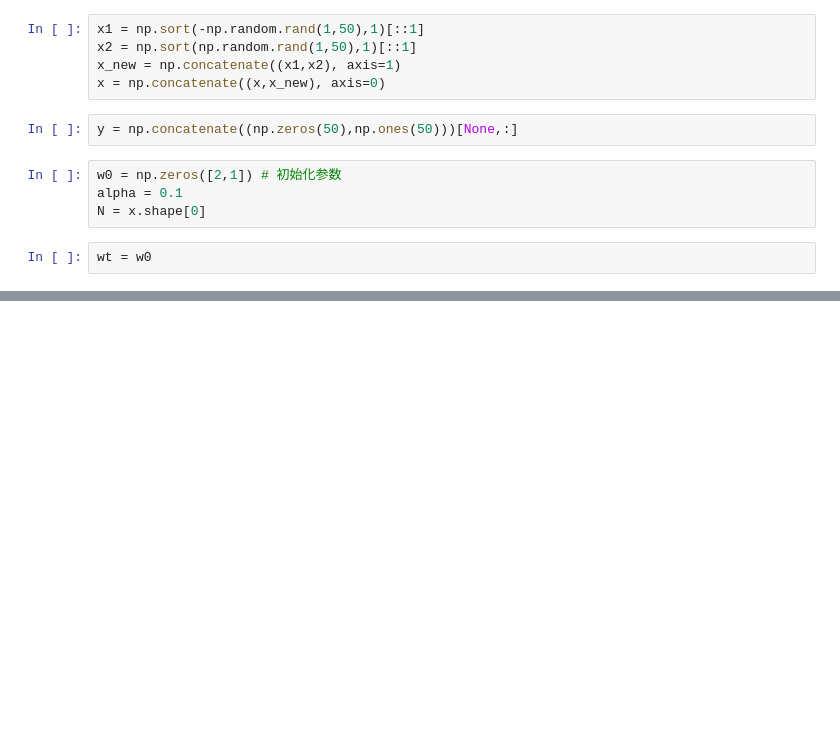
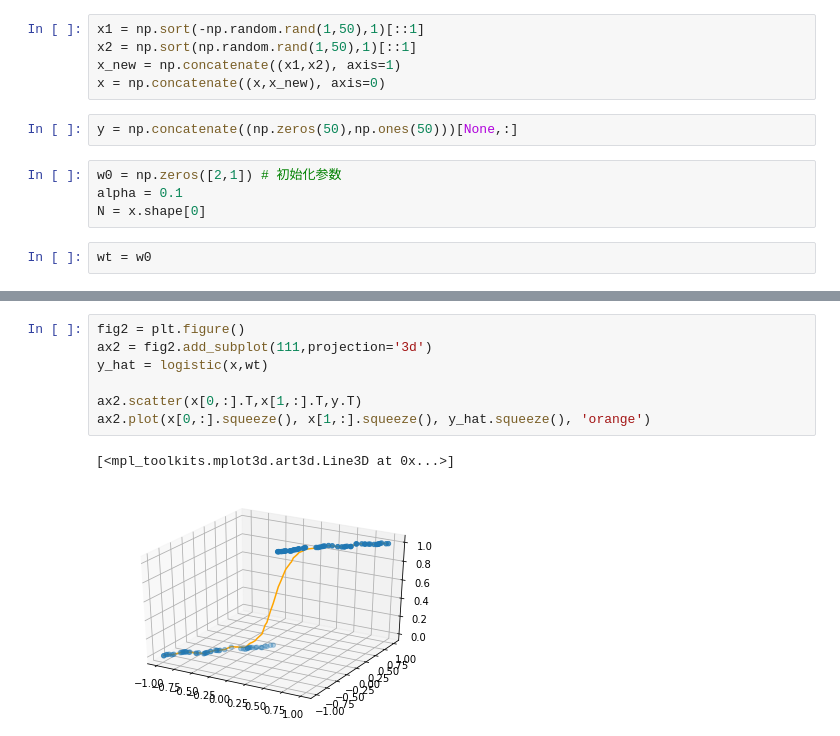
Before and after one commit to albertwdl/numpy-dl, a Jupyter notebook: logistic_regression.ipynb, the cells around one changed output, grey strips where cells are left out. Cells and saved outputs as stored; diff of their text form; blank space fills up the shorter version.

```diff
--- a/logistic_regression.ipynb
+++ b/logistic_regression.ipynb
@@ -58,0 +59,10 @@ ax1.scatter(x[0,:].T,x[1,:].T,y_hat.T)
+# %%
+fig2 = plt.figure()
+ax2 = fig2.add_subplot(111,projection='3d')
+y_hat = logistic(x,wt)
+
+ax2.scatter(x[0,:].T,x[1,:].T,y.T)
+ax2.plot(x[0,:].squeeze(), x[1,:].squeeze(), y_hat.squeeze(), 'orange')
+# %% [output]
+[<mpl_toolkits.mplot3d.art3d.Line3D at 0x...>]
+[figure, added]
```
Also changed, not shown: parts of 2 cells of this notebook, 1 other file.
